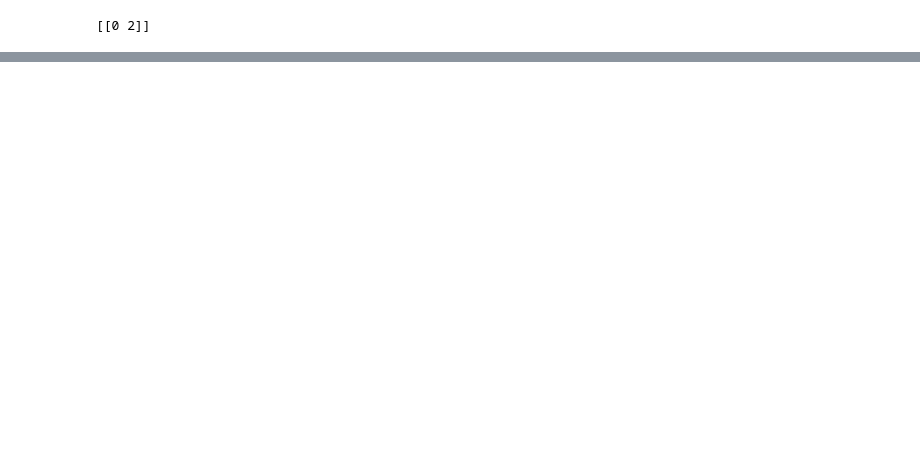
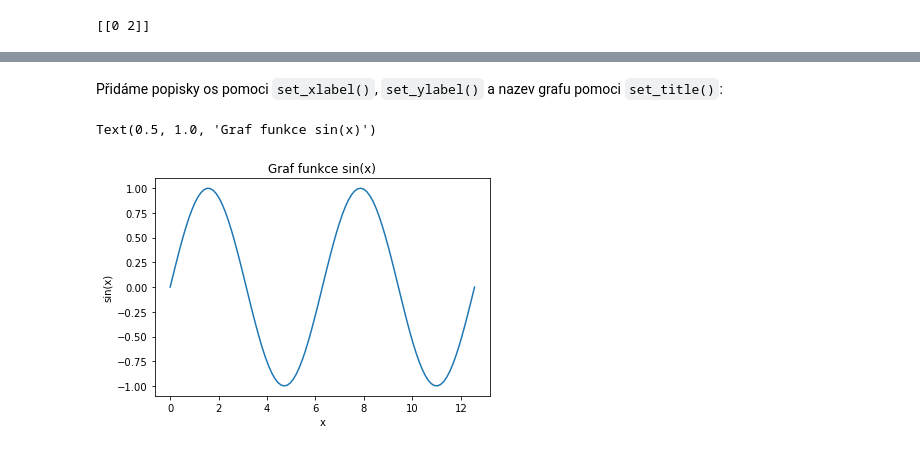
Before and after one commit to m-jirka/nme_cv, a Jupyter notebook: Cviceni01.ipynb, the cells around one changed output, grey strips where cells are left out. Drawn from its saved outputs; the diff is of its cells as text; code cells hidden in the pictures; blank space fills up the shorter version.

```diff
--- a/Cviceni01.ipynb
+++ b/Cviceni01.ipynb
@@ -377,0 +390,11 @@ print(index_hledaneho_prvku)
+# %% [markdown]
+Přidáme popisky os pomoci `set_xlabel()`, `set_ylabel()` a nazev grafu pomoci `set_title()`:
+# %%
+fig, ax = plt.subplots()
+ax.plot(x,y)
+ax.set_xlabel('x')
+ax.set_ylabel('sin(x)')
+ax.set_title('Graf funkce sin(x)')
+# %% [output]
+Text(0.5, 1.0, 'Graf funkce sin(x)')
+[figure, added]
```
Also changed, not shown: parts of 90 cells of this notebook, 24 other files.
